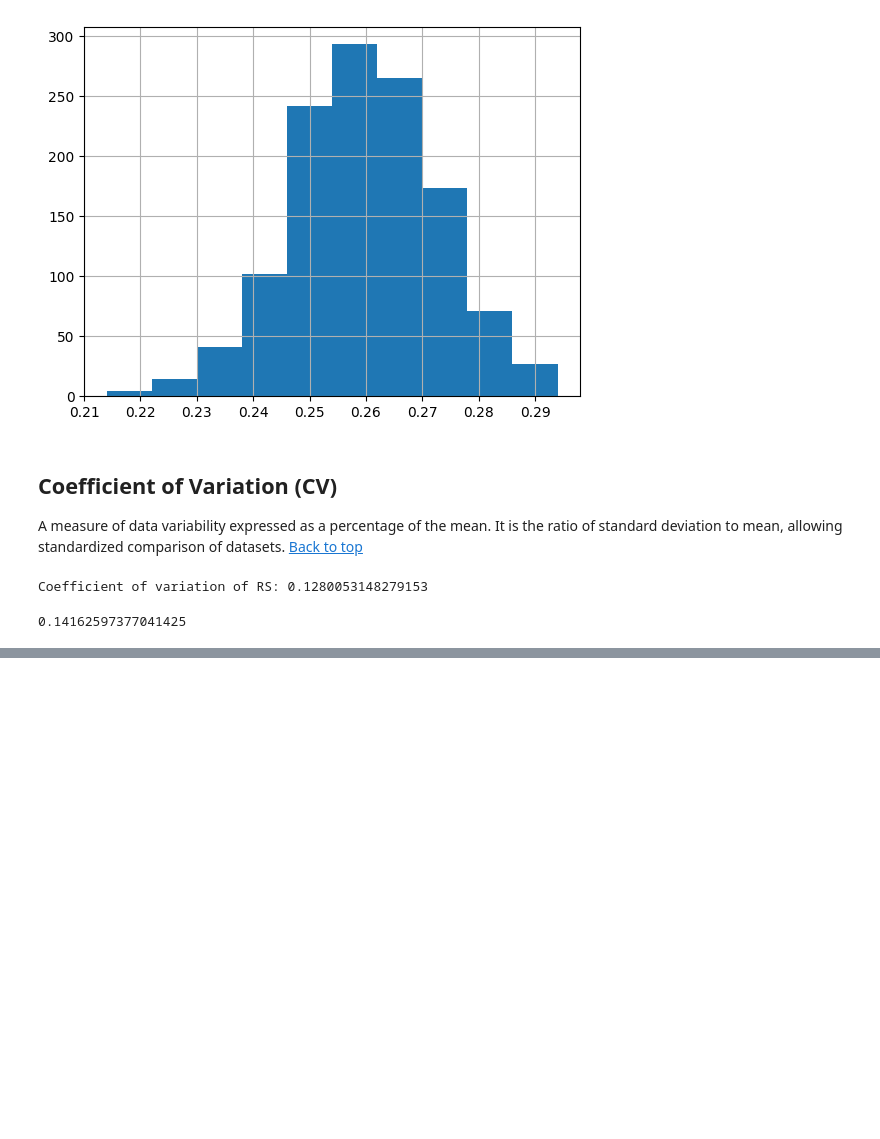
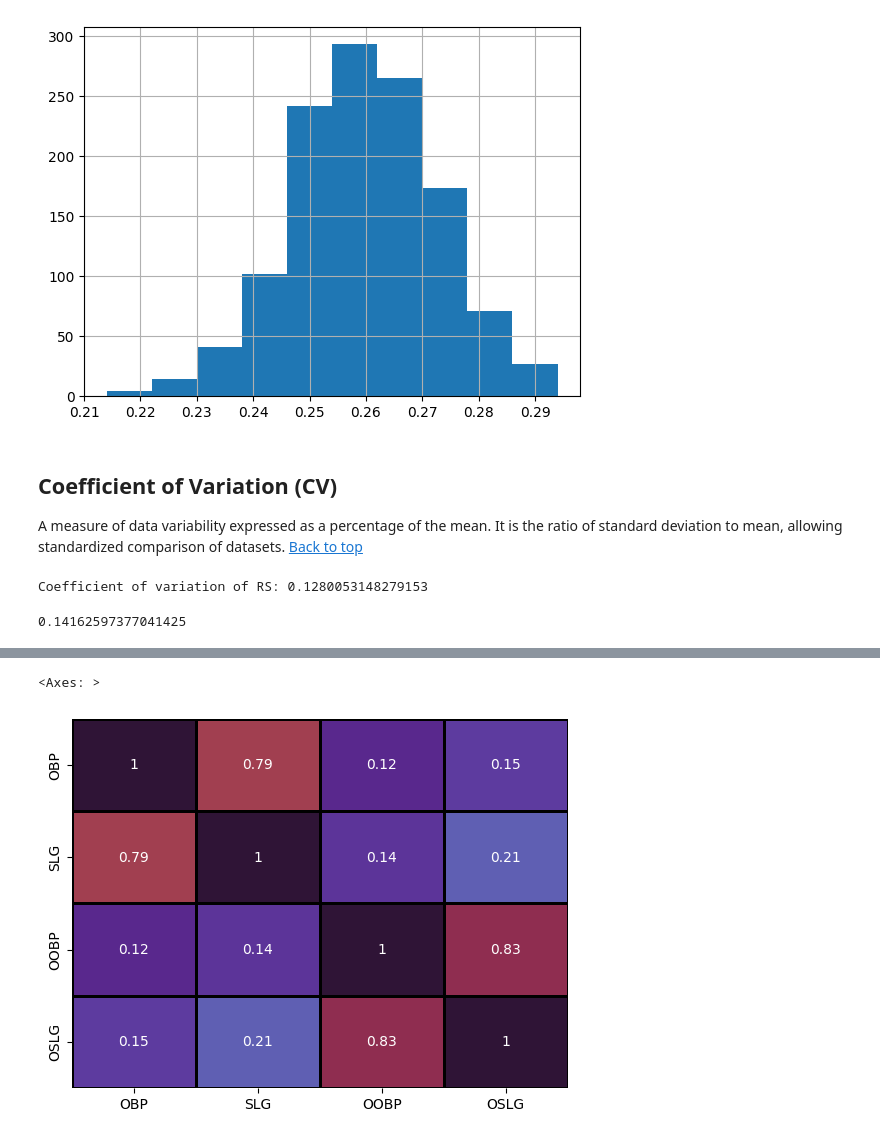
Before and after one commit to hllqna/inferential_statistics, a Jupyter notebook: descriptive_stats.ipynb, the cells around one changed output, grey strips where cells are left out. Saved outputs shown, nothing was run; the diff lists cells and outputs as text; code cells hidden in the pictures; blank space fills up the shorter version.

```diff
--- a/descriptive_stats.ipynb
+++ b/descriptive_stats.ipynb
@@ -178,0 +196,3 @@ print(df.W.std()/df.W.mean())
+# %%
+df_co2 = df[["OBP", "SLG", "OOBP", "OSLG"]]
+df_co2.cov()
@@ -178,0 +237,12 @@ print(df.W.std()/df.W.mean())
+# %%
+sns.heatmap(data = df_co2.corr(),
+            annot = True,
+            center = 0.5,
+            cmap = 'twilight_shifted',
+            linewidth = 1,
+            linecolor='black',
+            square = False,
+            cbar = False)
+# %% [output]
+<Axes: >
+[figure, added]
```
Also changed, not shown: parts of 12 cells of this notebook.
